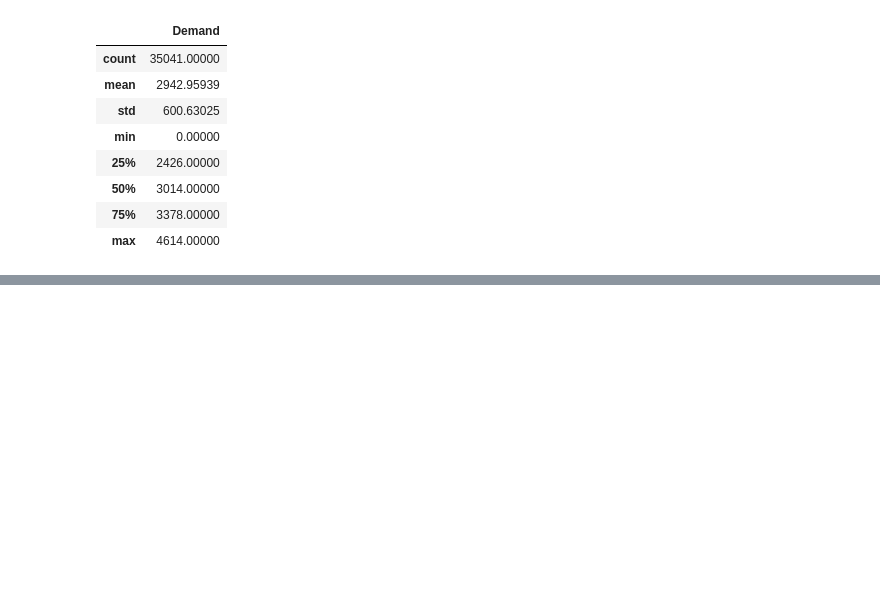
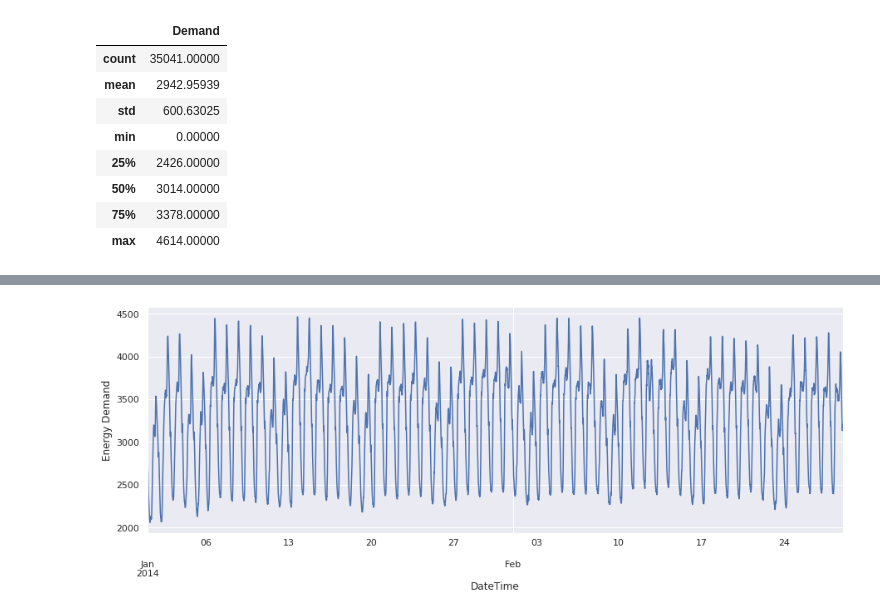
Before and after one commit to Pogayo/Artificial-Intelligence-Class, a Jupyter notebook: Perez_Ogayo_Assignment1.ipynb, the cells around one changed output, grey strips where cells are left out. Saved outputs shown, nothing was run; the diff lists cells and outputs as text; code cells hidden in the pictures; blank space fills up the shorter version.

```diff
--- a/Perez_Ogayo_Assignment1.ipynb
+++ b/Perez_Ogayo_Assignment1.ipynb
@@ -106,0 +99,6 @@ dtype: object
+# %%
+#The month of January
+ax = energy_data.loc['2014-01':'2014-02', 'Demand'].plot(figsize=(15, 5))
+ax.set_ylabel('Energy Demand');
+# %% [output]
+[figure, added]
```
Also changed, not shown: parts of 12 cells of this notebook.
